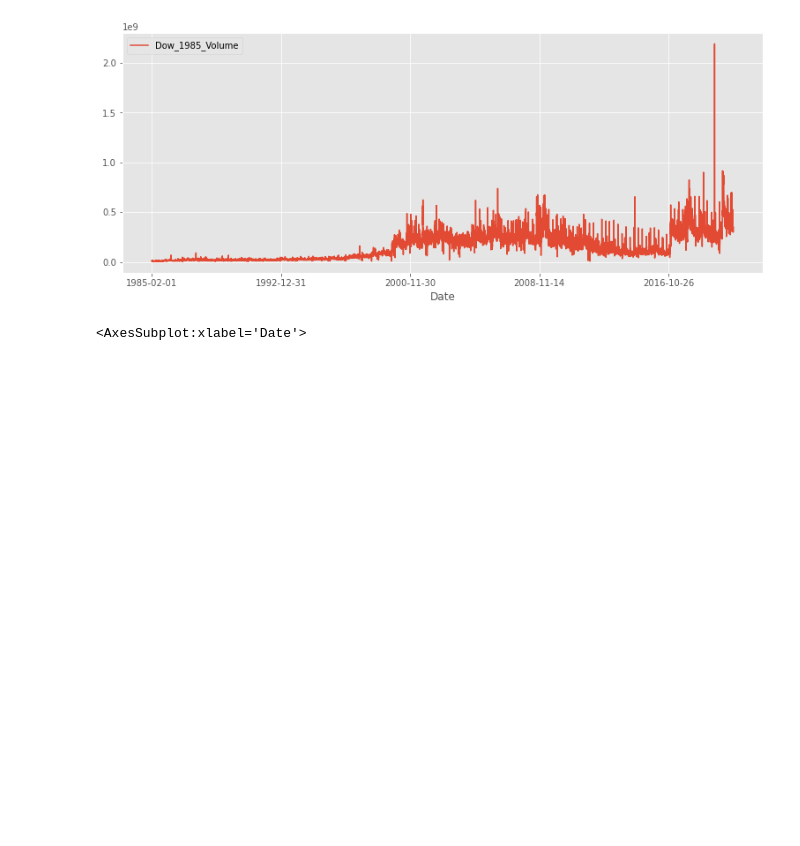
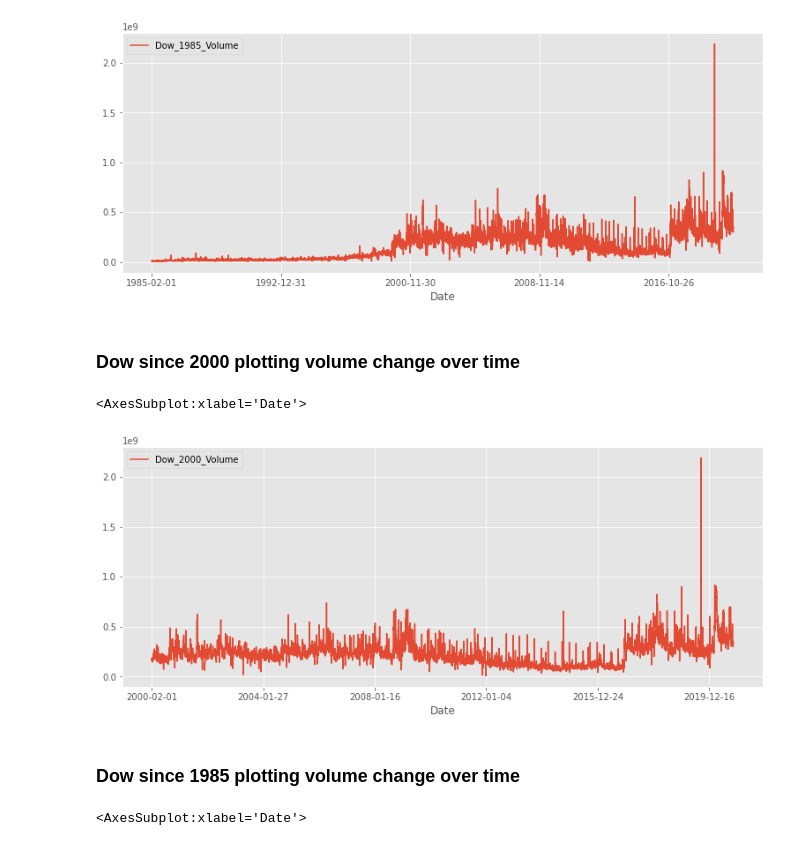
Before and after one commit to yamasjose11/index-elections, a Jupyter notebook: index-funds-elections.ipynb, the cells around one changed output. Saved outputs shown, nothing was run; the diff lists cells and outputs as text; code cells hidden in the pictures; blank space fills up the shorter version.

```diff
--- a/index-funds-elections.ipynb
+++ b/index-funds-elections.ipynb
@@ -65,4 +64,13 @@ dow_filtered_copy.plot(x='Date', y='Volume', label='Dow_1985_Volume', figsize=(1
 # %% [output]
 <AxesSubplot:xlabel='Date'>
 [figure]
+# %% [markdown]
+### Dow since 2000 plotting volume change over time
+# %%
+dow_filtered2000.plot(x='Date', y='Volume', label='Dow_2000_Volume', figsize=(13,5))
+# %% [output]
+<AxesSubplot:xlabel='Date'>
+[figure, added]
+# %% [markdown]
+### Dow since 1985 plotting volume change over time
 # %%
```
Also changed, not shown: parts of 49 cells of this notebook.
